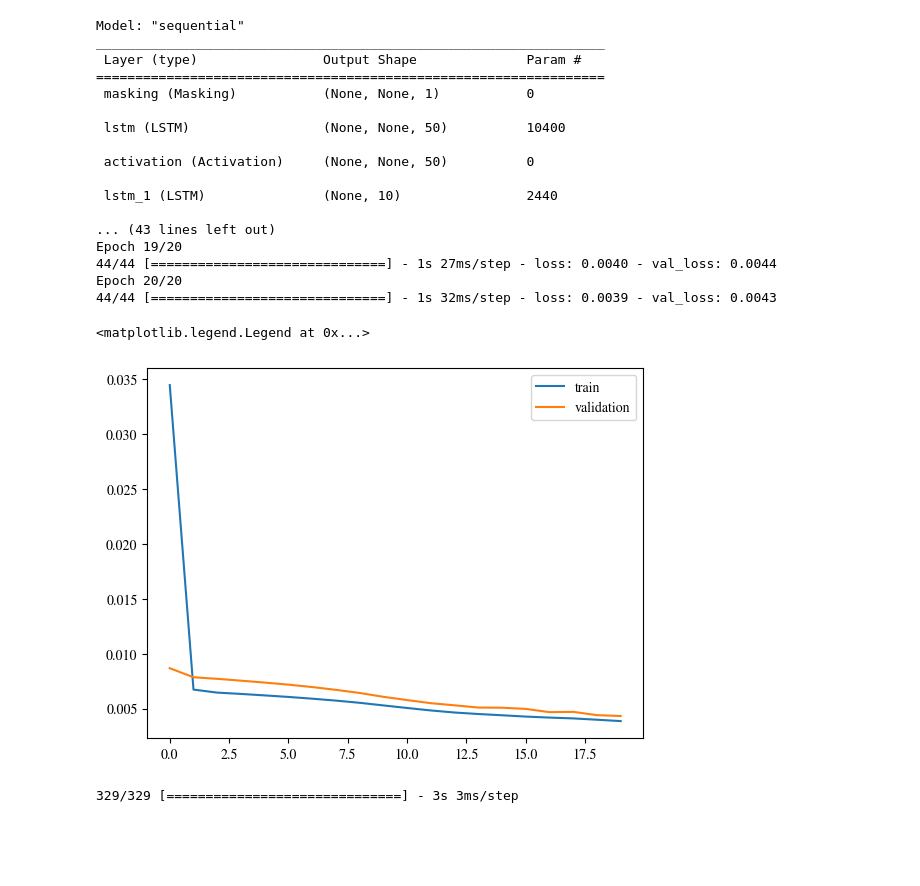
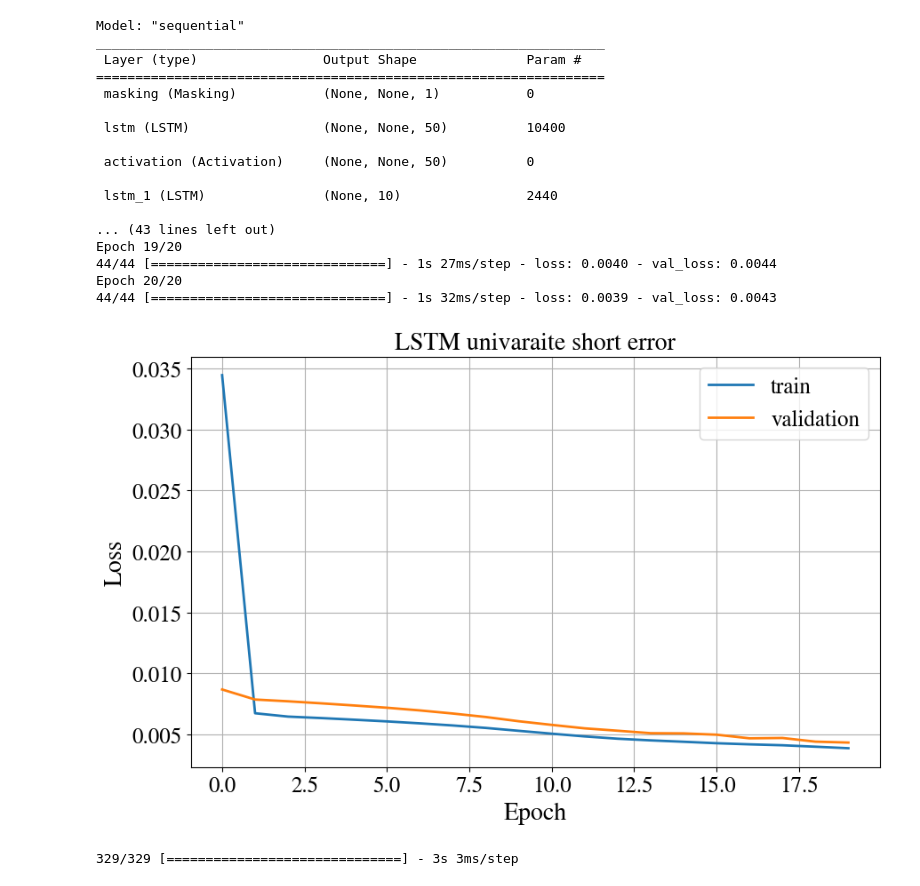
Before and after one commit to Brizzum/Final-project, a Jupyter notebook: UnivariateModel.ipynb, the cells around one changed output. Drawn from its saved outputs; the diff is of its cells as text; code cells hidden in the pictures; blank space fills up the shorter version.

```diff
--- a/UnivariateModel.ipynb
+++ b/UnivariateModel.ipynb
@@ -376,15 +376,20 @@ Epoch 19/20
 44/44 [==============================] - 1s 27ms/step - loss: 0.0040 - val_loss: 0.0044
 Epoch 20/20
 44/44 [==============================] - 1s 32ms/step - loss: 0.0039 - val_loss: 0.0043
-# %%
-# plot the lost
-plt.plot(history.history['loss'], label='train')
-plt.plot(history.history['val_loss'], label='validation')
-
-plt.legend()
-# %% [output]
-<matplotlib.legend.Legend at 0x...>
-[figure, removed]
+# %%
+plt.figure(figsize=(10, 6))  # Increase the size of the plot
+plt.plot(history.history['loss'], label='train', linewidth=2)  # Increase the line width
+plt.plot(history.history['val_loss'], label='validation', linewidth=2)  # Increase the line width
+plt.title('LSTM univaraite short error', fontsize=20)  # Add a title and increase the font size
+plt.ylabel('Loss', fontsize=20)  # Add y label and increase the font size
+plt.xlabel('Epoch', fontsize=20)  # Add x label and increase the font size
+plt.grid(True)  # Add a grid
+plt.legend(fontsize=18)  # Increase the font size of the legend
+plt.xticks(fontsize=18)  # Increase the font size of the xticks
+plt.yticks(fontsize=18)  # Increase the font size of the yticks
+plt.show()
+# %% [output]
+[figure, added]
 # %%
 # Make predictions and plot them against the actual values
 predictions = model.predict(test_X)
```
Also changed, not shown: parts of 1 cell of this notebook, 53 other files.
